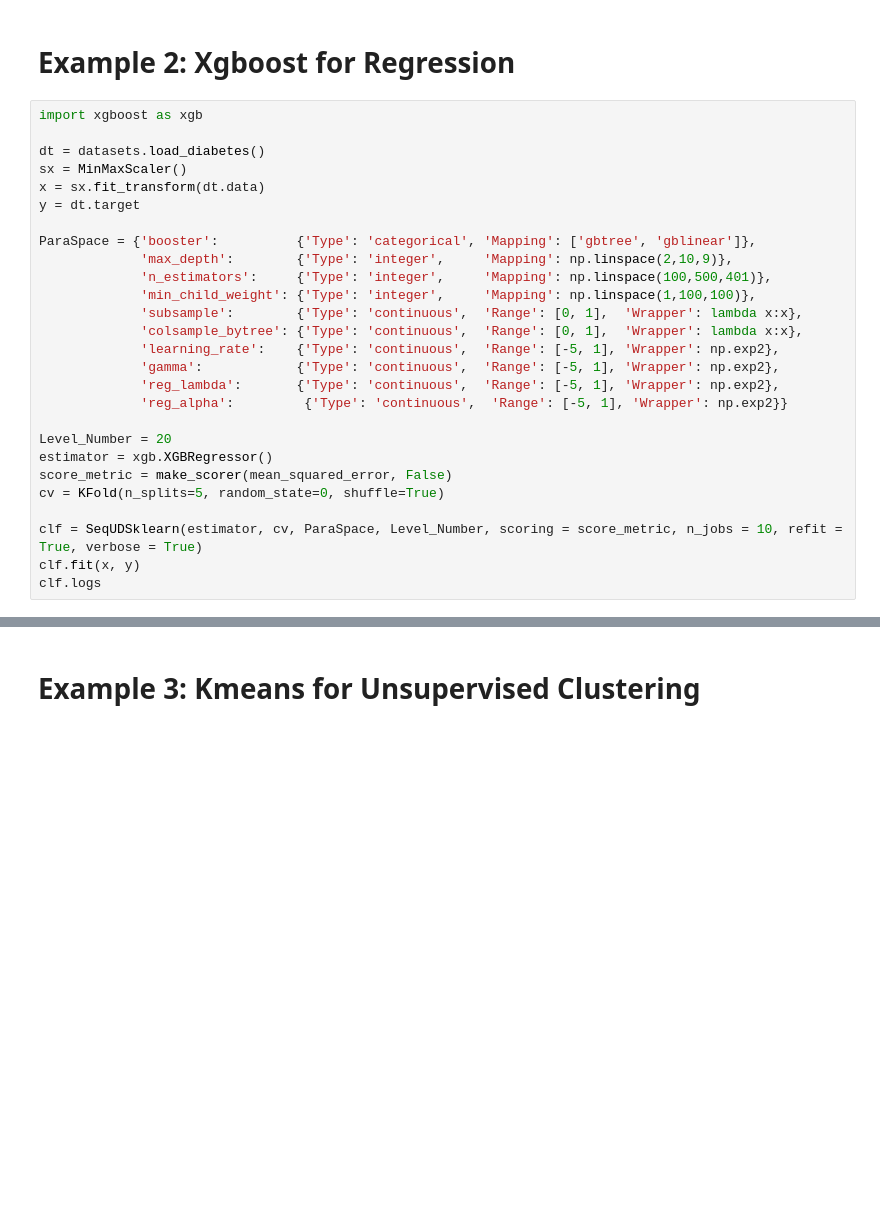
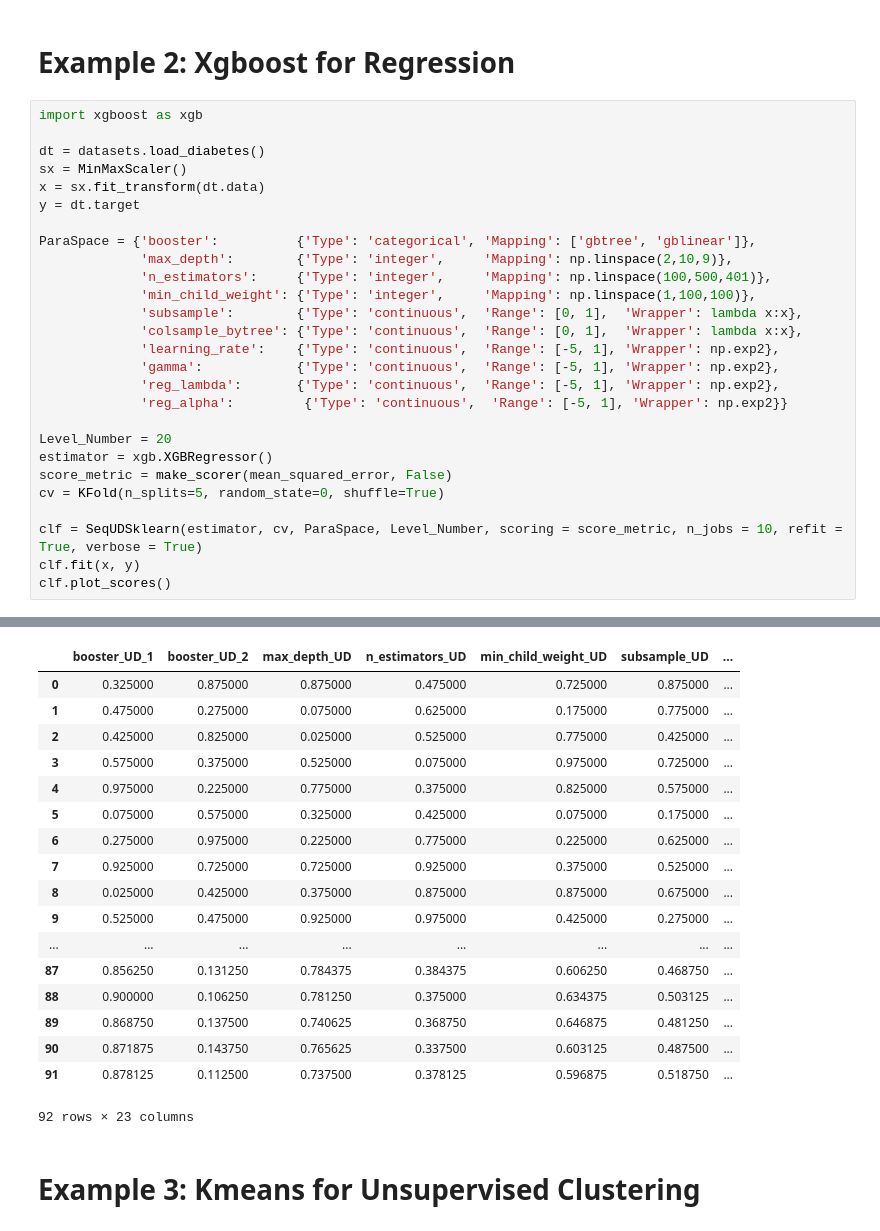
Before and after one commit to ZebinYang/SeqUD, a Jupyter notebook: examples/demo_sequd_sklearn.ipynb, the cells around one changed output, grey strips where cells are left out. Saved outputs shown, nothing was run; the diff lists cells and outputs as text; blank space fills up the shorter version.

```diff
--- a/examples/demo_sequd_sklearn.ipynb
+++ b/examples/demo_sequd_sklearn.ipynb
@@ -88,4 +85,5 @@ cv = KFold(n_splits=5, random_state=0, shuffle=True)
 
 clf = SeqUDSklearn(estimator, cv, ParaSpace, Level_Number, scoring = score_metric, n_jobs = 10, refit = True, verbose = True)
 clf.fit(x, y)
-clf.logs
+clf.plot_scores()
+# %% [output]
@@ -92,3 +109,21 @@ clf.logs
+|  | booster_UD_1 | booster_UD_2 | max_depth_UD | n_estimators_UD | min_child_weight_UD | subsample_UD | ... |
+| 0 | 0.325000 | 0.875000 | 0.875000 | 0.475000 | 0.725000 | 0.875000 | ... |
+| 1 | 0.475000 | 0.275000 | 0.075000 | 0.625000 | 0.175000 | 0.775000 | ... |
+| 2 | 0.425000 | 0.825000 | 0.025000 | 0.525000 | 0.775000 | 0.425000 | ... |
+| 3 | 0.575000 | 0.375000 | 0.525000 | 0.075000 | 0.975000 | 0.725000 | ... |
+| 4 | 0.975000 | 0.225000 | 0.775000 | 0.375000 | 0.825000 | 0.575000 | ... |
+| 5 | 0.075000 | 0.575000 | 0.325000 | 0.425000 | 0.075000 | 0.175000 | ... |
+| 6 | 0.275000 | 0.975000 | 0.225000 | 0.775000 | 0.225000 | 0.625000 | ... |
+| 7 | 0.925000 | 0.725000 | 0.725000 | 0.925000 | 0.375000 | 0.525000 | ... |
+| 8 | 0.025000 | 0.425000 | 0.375000 | 0.875000 | 0.875000 | 0.675000 | ... |
+| 9 | 0.525000 | 0.475000 | 0.925000 | 0.975000 | 0.425000 | 0.275000 | ... |
+| ... | ... | ... | ... | ... | ... | ... | ... |
+| 87 | 0.856250 | 0.131250 | 0.784375 | 0.384375 | 0.606250 | 0.468750 | ... |
+| 88 | 0.900000 | 0.106250 | 0.781250 | 0.375000 | 0.634375 | 0.503125 | ... |
+| 89 | 0.868750 | 0.137500 | 0.740625 | 0.368750 | 0.646875 | 0.481250 | ... |
+| 90 | 0.871875 | 0.143750 | 0.765625 | 0.337500 | 0.603125 | 0.487500 | ... |
+| 91 | 0.878125 | 0.112500 | 0.737500 | 0.378125 | 0.596875 | 0.518750 | ... |
+92 rows × 23 columns
 # %% [markdown]
  # Example 3: Kmeans for Unsupervised Clustering
 # %%
```
Also changed, not shown: parts of 5 cells of this notebook, 2 other files.
